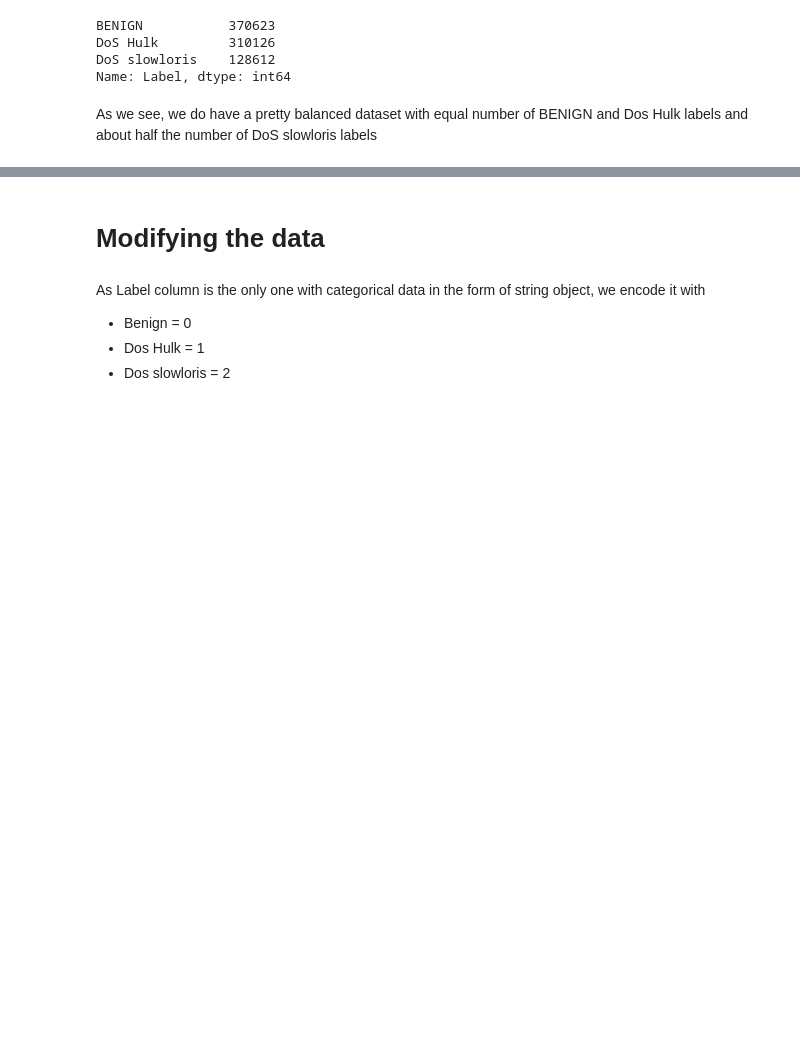
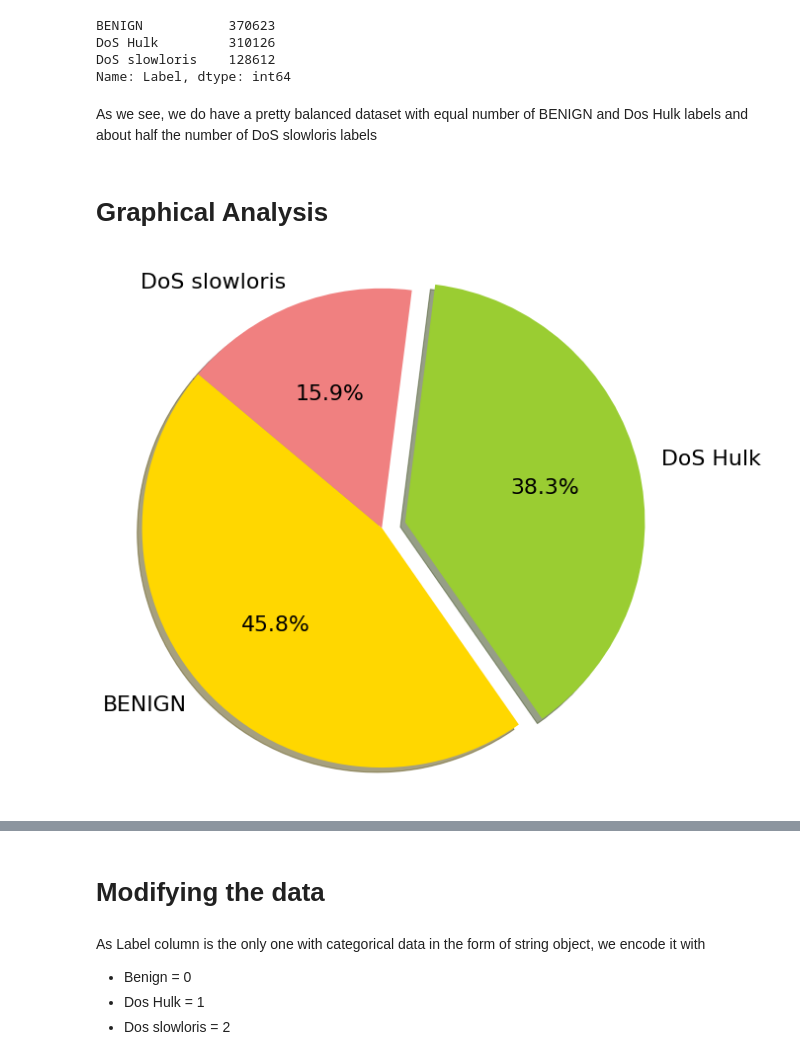
Before and after one commit to Viswonathan06/Al-DDoS-Attack-Detector, a Jupyter notebook: AL_DDoS_Detection.ipynb, the cells around one changed output, grey strips where cells are left out. Saved outputs shown, nothing was run; the diff lists cells and outputs as text; code cells hidden in the pictures; blank space fills up the shorter version.

Commit message:
Did some data analysis. Tried a Keras model to train.

```diff
--- a/AL_DDoS_Detection.ipynb
+++ b/AL_DDoS_Detection.ipynb
@@ -248,3 +330,22 @@ DoS slowloris    128612
 Name: Label, dtype: int64
 # %% [markdown]
 As we see, we do have a pretty balanced dataset with equal number of BENIGN and Dos Hulk labels and about half the number of DoS slowloris labels
+# %% [markdown]
+# Graphical Analysis
+# %%
+labels = 'BENIGN', 'DoS Hulk', 'DoS slowloris'
+sizes = [len(df[df['Label']=='BENIGN']), len(df[df['Label']=='DoS Hulk']),
+         len(df[df['Label']=='DoS slowloris'])]
+colors = ['gold', 'yellowgreen', 'lightcoral']
+explode = (0, 0.1, 0)  # explode 1st slice
+
+# Plot
+plt.rcParams.update({'font.size': 22})
+plt.figure(figsize=(10,10))
+plt.pie(sizes, explode=explode, labels=labels, colors=colors,
+autopct='%1.1f%%', shadow=True, startangle=140)
+
+plt.axis('equal')
+plt.show()
+# %% [output]
+[figure, added]
```
Also changed, not shown: parts of 19 cells of this notebook.
